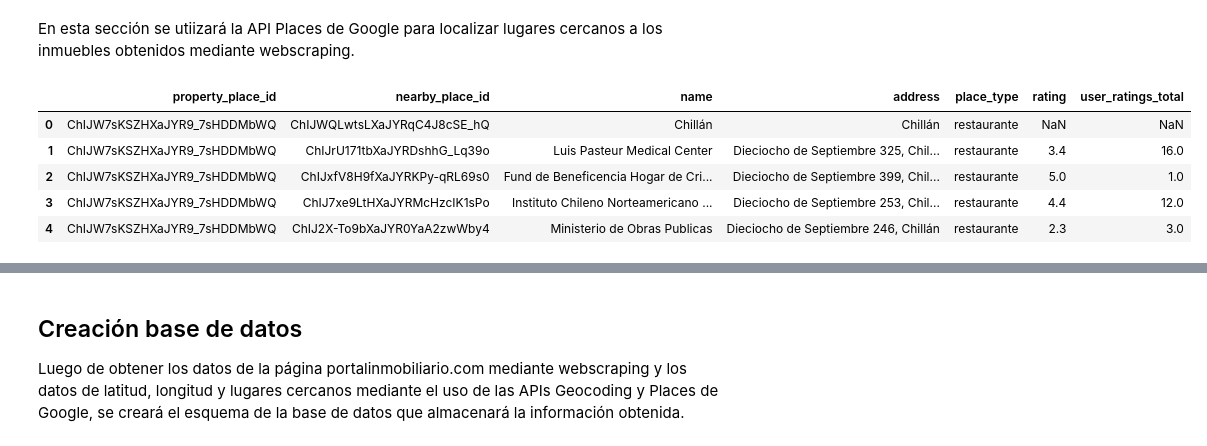
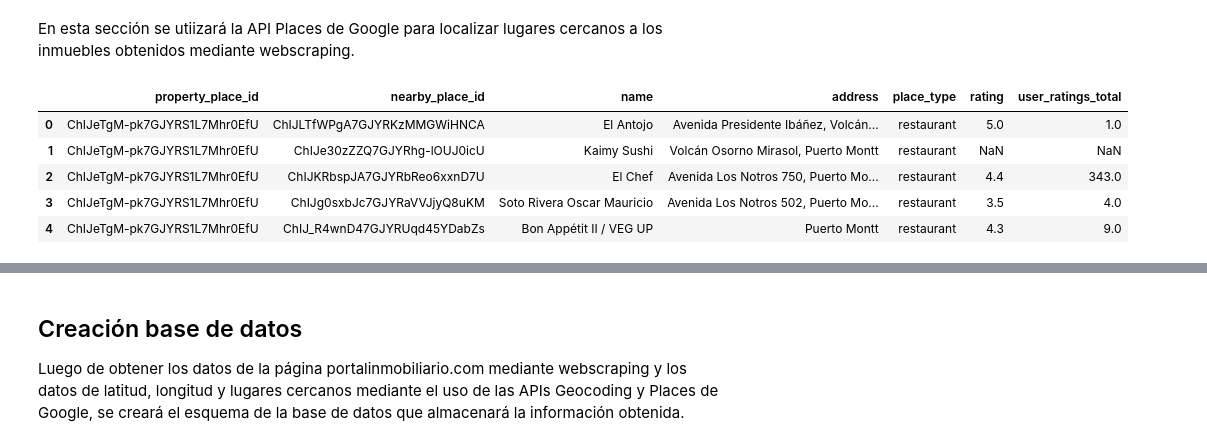
Before and after one commit to Kurt-Casteg/Proyecto_Almacenamiento, a Jupyter notebook: Trabajo_Final_ACD.ipynb, the cells around one changed output, grey strips where cells are left out. Drawn from its saved outputs; the diff is of its cells as text; code cells hidden in the pictures.

```diff
--- a/Trabajo_Final_ACD.ipynb
+++ b/Trabajo_Final_ACD.ipynb
@@ -76,7 +76,7 @@ busqueda_rubros = ['restaurant', 'supermarket']  # rubro de lugares cercanos
 # %%
 # # Configuración de Chrome en modo headless
 chrome_options = Options()
-chrome_options.add_argument("--headless")  # Ejecuta en modo sin interfaz gráfica
+#chrome_options.add_argument("--headless")  # Ejecuta en modo sin interfaz gráfica
 chrome_options.add_argument("--no-sandbox")
 chrome_options.add_argument("--disable-dev-shm-usage")
 # %% [markdown]
@@ -94,6 +129,9 @@ except WebDriverException as e:
 # %%
 # Función para cerrar el banner de cookies
 def cerrar_banner_cookies():
+    """
+    Intenta cerrar el mensajes de Cookies.
+    """
     try:
         # Verificar si el elemento existe y es visible en el DOM
         cookie_button = WebDriverWait(driver, 5).until(
@@ -110,6 +148,23 @@ def cerrar_banner_cookies():
         print("No se encontró el banner de cookies")
     except Exception as e:
         logging.error(f"Error inesperado al intentar cerrar el banner de cookies: {e}")
+# %%
+def cerrar_mensaje_desplegable():
+    """
+    Intenta cerrar el mensajes desplegables.
+    """
+    try:
+        print("Intentando cerrar el mensaje desplegable...")
+        wait = WebDriverWait(driver, 2)  # Tiempo de espera reducido
+        popper_close_button = wait.until(
+            EC.element_to_be_clickable((By.XPATH, '//button[@aria-label="Close"]'))
+        )
+        popper_close_button.click()
+        print("Mensaje desplegable cerrado con éxito.")
+    except TimeoutException:
+        print("No se encontró el mensaje desplegable. Continuando con la ejecución.")
+    except Exception as e:
+        print(f"Error inesperado al intentar cerrar el mensaje desplegable: {e}")
 # %% [markdown]
 En esta sección se realizará la búsqueda de inmuebles para una comuna específica, seleccionando el tipo de contrato y de inmueble.
 # %%
@@ -483,7 +574,7 @@ def process_address(address):
     return address
 
 # Aplicar la función a la columna 'direccion'
-df['direccion'] = df['direccion'].apply(process_address)
+df['direccion_procesada'] = df['direccion'].apply(process_address)
 # %%
 df.head()
 # %% [output]
@@ -590,38 +685,59 @@ def get_nearby_places(location, radius, place_types, property_place_id):
     except Exception as e:
         print(f"Error obteniendo lugares cercanos para {location}, tipos: {place_types}: {e}")
     return nearby_places
 
+# Función para geocodificar direcciones procesadas
+def geocode_address(address):
+    try:
+        geocode_result = gmaps.geocode(address)
+        if geocode_result:
+            result = geocode_result[0]
+            return result['geometry']['location']['lat'], result['geometry']['location']['lng'], result['place_id']
+        else:
+            return None, None, None
+    except Exception as e:
+        print(f"Error geocoding {address}: {e}")
+        return None, None, None
+
+# Geocodificar las direcciones procesadas en 'direccion_procesada' y agregar latitud, longitud y place_id al DataFrame
+df['latitude'], df['longitude'], df['place_id'] = zip(*df['direccion_procesada'].apply(geocode_address))
+
 # Procesar datos de un DataFrame
 def process_places_dataframe(df, radio_busqueda, busqueda_rubros):
     nearby_places_data = []
 
     for index, row in df.iterrows():
         if pd.notna(row.get('latitude')) and pd.notna(row.get('longitude')):
             # Construye la coordenada de la ubicación
             location = f"{row['latitude']},{row['longitude']}"
             # Busca lugares cercanos
             nearby_places = get_nearby_places(location, radio_busqueda, busqueda_rubros, row['place_id'])
 
             # Agregar los resultados al DataFrame
             nearby_places_data.extend(nearby_places)
 
     # Crear DataFrame con los lugares cercanos
     result_df = pd.DataFrame(nearby_places_data, columns=['property_place_id', 'nearby_place_id', 'name', 'address', 'place_type', 'rating', 'user_ratings_total'])
 
     # Filtrar los resultados para incluir solo los rubros buscados
     return result_df[result_df['place_type'].isin(busqueda_rubros)]
 
+# Definir radio de búsqueda y rubros
+radio_busqueda = 500  # Radio en metros
+busqueda_rubros = ['restaurant', 'store']
+
+# Llamar la función para obtener lugares cercanos
 nearby_places_df = process_places_dataframe(df, radio_busqueda, busqueda_rubros)
 
 # Muestra el DataFrame resultante
 nearby_places_df.head()
 # %% [output]
 |  | property_place_id | nearby_place_id | name | address | place_type | rating | user_ratings_total |
-| 0 | ChIJW7sKSZHXaJYR9_7sHDDMbWQ | ChIJWQLwtsLXaJYRqC4J8cSE_hQ | Chillán | Chillán | restaurante | NaN | NaN |
-| 1 | ChIJW7sKSZHXaJYR9_7sHDDMbWQ | ChIJrU171tbXaJYRDshhG_Lq39o | Luis Pasteur Medical Center | Dieciocho de Septiembre 325, Chil... | restaurante | 3.4 | 16.0 |
-| 2 | ChIJW7sKSZHXaJYR9_7sHDDMbWQ | ChIJxfV8H9fXaJYRKPy-qRL69s0 | Fund de Beneficencia Hogar de Cri... | Dieciocho de Septiembre 399, Chil... | restaurante | 5.0 | 1.0 |
-| 3 | ChIJW7sKSZHXaJYR9_7sHDDMbWQ | ChIJ7xe9LtHXaJYRMcHzcIK1sPo | Instituto Chileno Norteamericano ... | Dieciocho de Septiembre 253, Chil... | restaurante | 4.4 | 12.0 |
-| 4 | ChIJW7sKSZHXaJYR9_7sHDDMbWQ | ChIJ2X-To9bXaJYR0YaA2zwWby4 | Ministerio de Obras Publicas | Dieciocho de Septiembre 246, Chillán | restaurante | 2.3 | 3.0 |
+| 0 | ChIJeTgM-pk7GJYRS1L7Mhr0EfU | ChIJLTfWPgA7GJYRKzMMGWiHNCA | El Antojo | Avenida Presidente Ibáñez, Volcán... | restaurant | 5.0 | 1.0 |
+| 1 | ChIJeTgM-pk7GJYRS1L7Mhr0EfU | ChIJe30zZZQ7GJYRhg-lOUJ0icU | Kaimy Sushi | Volcán Osorno Mirasol, Puerto Montt | restaurant | NaN | NaN |
+| 2 | ChIJeTgM-pk7GJYRS1L7Mhr0EfU | ChIJKRbspJA7GJYRbReo6xxnD7U | El Chef | Avenida Los Notros 750, Puerto Mo... | restaurant | 4.4 | 343.0 |
+| 3 | ChIJeTgM-pk7GJYRS1L7Mhr0EfU | ChIJg0sxbJc7GJYRaVVJjyQ8uKM | Soto Rivera Oscar Mauricio | Avenida Los Notros 502, Puerto Mo... | restaurant | 3.5 | 4.0 |
+| 4 | ChIJeTgM-pk7GJYRS1L7Mhr0EfU | ChIJ_R4wnD47GJYRUqd45YDabZs | Bon Appétit II / VEG UP | Puerto Montt | restaurant | 4.3 | 9.0 |
 # %%
 nearby_places_df.info() # Visualizar columnas del segundo dataframe para la base de datos
 # %% [output]
```
Also changed, not shown: parts of 28 cells of this notebook, 7 other files.
